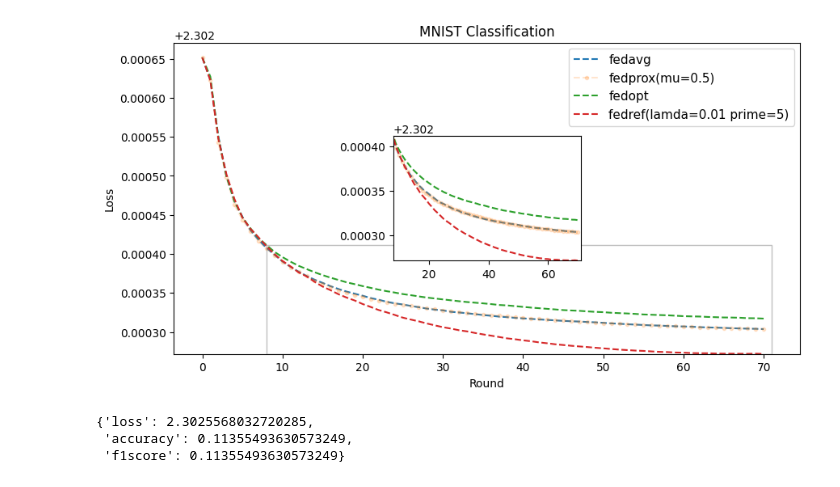
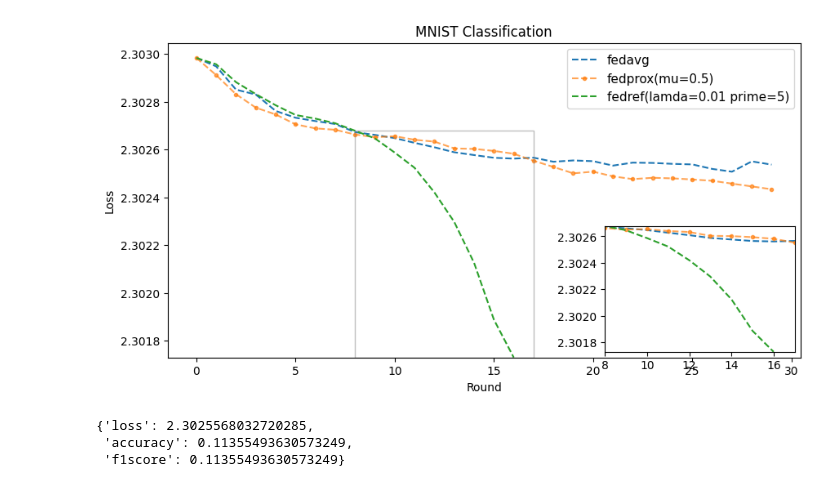
Before and after one commit to TaehwanY98/Fed-Ref, a Jupyter notebook: 1.MNIST.ipynb, the cells around one changed output. Drawn from its saved outputs; the diff is of its cells as text; code cells hidden in the pictures.

```diff
--- a/1.MNIST.ipynb
+++ b/1.MNIST.ipynb
@@ -21,7 +21,7 @@ def ploting(fedavg, fedprox, fedref, title="MNIST Classification", zoom_min = 20
 
     fig, ax = plt.subplots(figsize=(10, 5))
     ax.plot(fedavg["loss"], marker="",linestyle="--",label="fedavg", color=tableau_colors[0], alpha=1)
-    ax.plot(fedprox["loss"], marker=".", linestyle="--" ,label="fedprox(mu=0.5)", color=tableau_colors[1], alpha=0.2)
+    ax.plot(fedprox["loss"], marker=".", linestyle="--" ,label="fedprox(mu=0.5)", color=tableau_colors[1], alpha=0.7)
     for i,l in enumerate(fedref):
         ax.plot(l["loss"], marker="", label=l["label"], color=tableau_colors[i+2], linestyle="--")
 
@@ -35,9 +35,9 @@ def ploting(fedavg, fedprox, fedref, title="MNIST Classification", zoom_min = 20
     x_zoom_max = zoom_max
 
     # inset 축 생성
-    axins = inset_axes(ax, width="30%", height="40%", loc='center')
+    axins = inset_axes(ax, width="30%", height="40%", loc='lower right')
     axins.plot(fedavg["loss"], color =tableau_colors[0], label = "fedavg", marker="", alpha=1, linestyle="--")
-    axins.plot(fedprox["loss"], color =tableau_colors[1], label = "fedprox", linestyle="--", marker= ".", alpha=0.2)
+    axins.plot(fedprox["loss"], color =tableau_colors[1], label = "fedprox", linestyle="--", marker= ".", alpha=0.7)
     for i,l in enumerate(fedref):
         axins.plot(l["loss"], label=l["label"], color=tableau_colors[i+2], linestyle="--")
 
@@ -62,21 +62,21 @@ def ploting(fedavg, fedprox, fedref, title="MNIST Classification", zoom_min = 20
 # %%
 fedavg = pd.read_csv("Result/fedavg/FedAvg_mnist.csv")
 fedprox = pd.read_csv("Result/fedprox/FedProx_mnist.csv")
-fedopt = pd.read_csv(("Result/fedopt/FedOpt_mnist.csv"))
+# fedopt = pd.read_csv(("Result/fedopt/FedOpt_mnist.csv"))
 # fedref1 = pd.read_csv("Result/fedref/FedRef_mnist_lda0.04_p5.csv")
 fedref2 = pd.read_csv("Result/fedref/FedRef_mnist_lda0.1_p5.csv")
 # fedref3 = pd.read_csv("Result/fedref/FedRef_mnist_lda1.0_p5.csv")
 # fedref4 = pd.read_csv("Result/fedref/FedRef_mnist_lda1.0_p2.csv")
 # ploting(fedavg, fedprox, ({"loss":fedopt["loss"], "label": "fedopt"},
 #                             {"loss":fedref1["loss"], "label":"fedref(lamda=0.9 prime=5)"},
 #                             {"loss":fedref2["loss"], "label": "fedref(lamda=0.01 prime=5)"},
 #                             {"loss":fedref3["loss"], "label": "fedref(lamda=0.1 prime=5)"},
 #                             {"loss":fedref4["loss"], "label":"fedref(lamda=0.1 prime=2)"},
 #                             ), zoom_min=70, zoom_max=100, title="MNIST Classification")
-ploting(fedavg[:71], fedprox[:71], ({"loss":fedopt["loss"][:71], "label": "fedopt"},
-                          {"loss":fedref2["loss"][:71], "label": "fedref(lamda=0.01 prime=5)"},), zoom_min=8, zoom_max=71, title="MNIST Classification")
+ploting(fedavg[:30], fedprox[:30], (
+                          {"loss":fedref2["loss"][:17], "label": "fedref(lamda=0.01 prime=5)"},), zoom_min=8, zoom_max=17, title="MNIST Classification")
 # %% [output]
-[figure, old version]
+[figure, new version]
 # %%
 DEVICE= torch.device("cuda" if torch.cuda.is_available() else "cpu")
 trainset = datasets.MNIST("./Data", True, Compose([ToTensor(), Resize((64,64))]), None, True)
```
Also changed, not shown: 11 other files.
